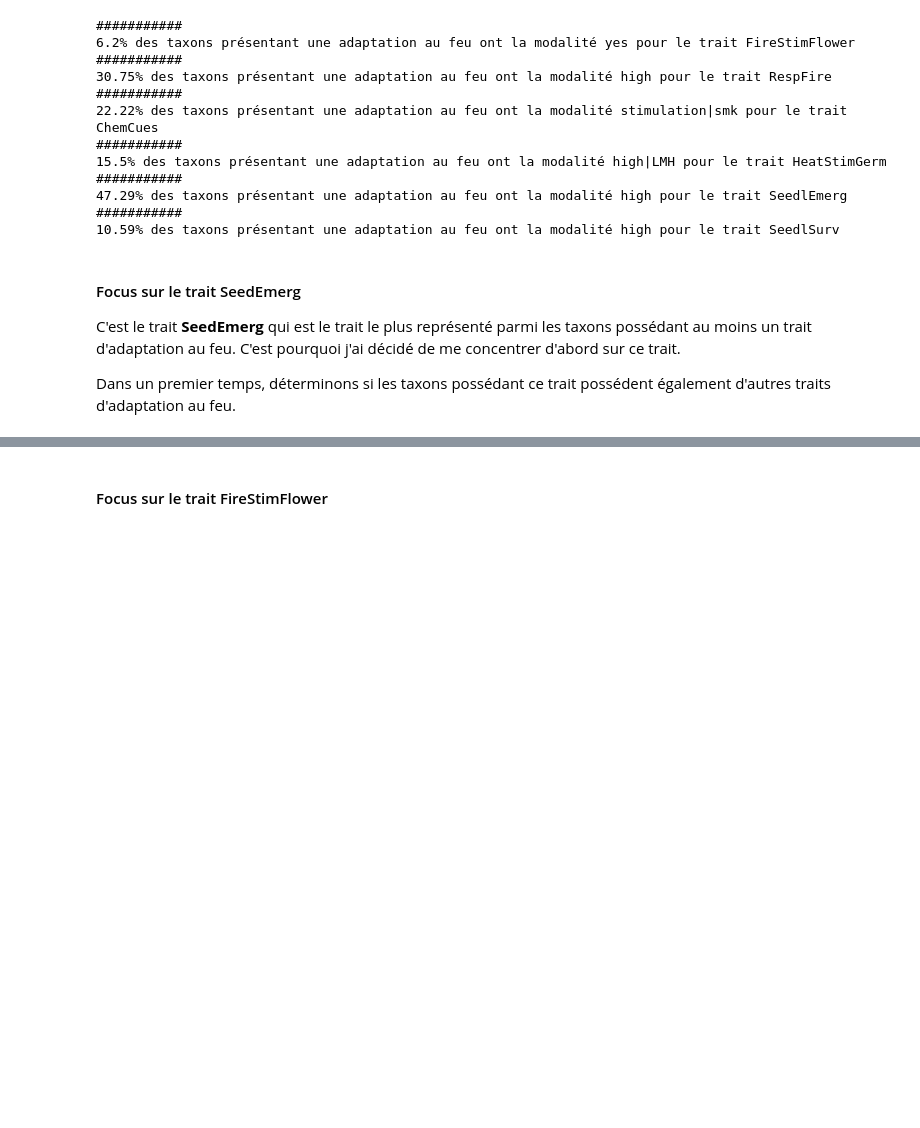
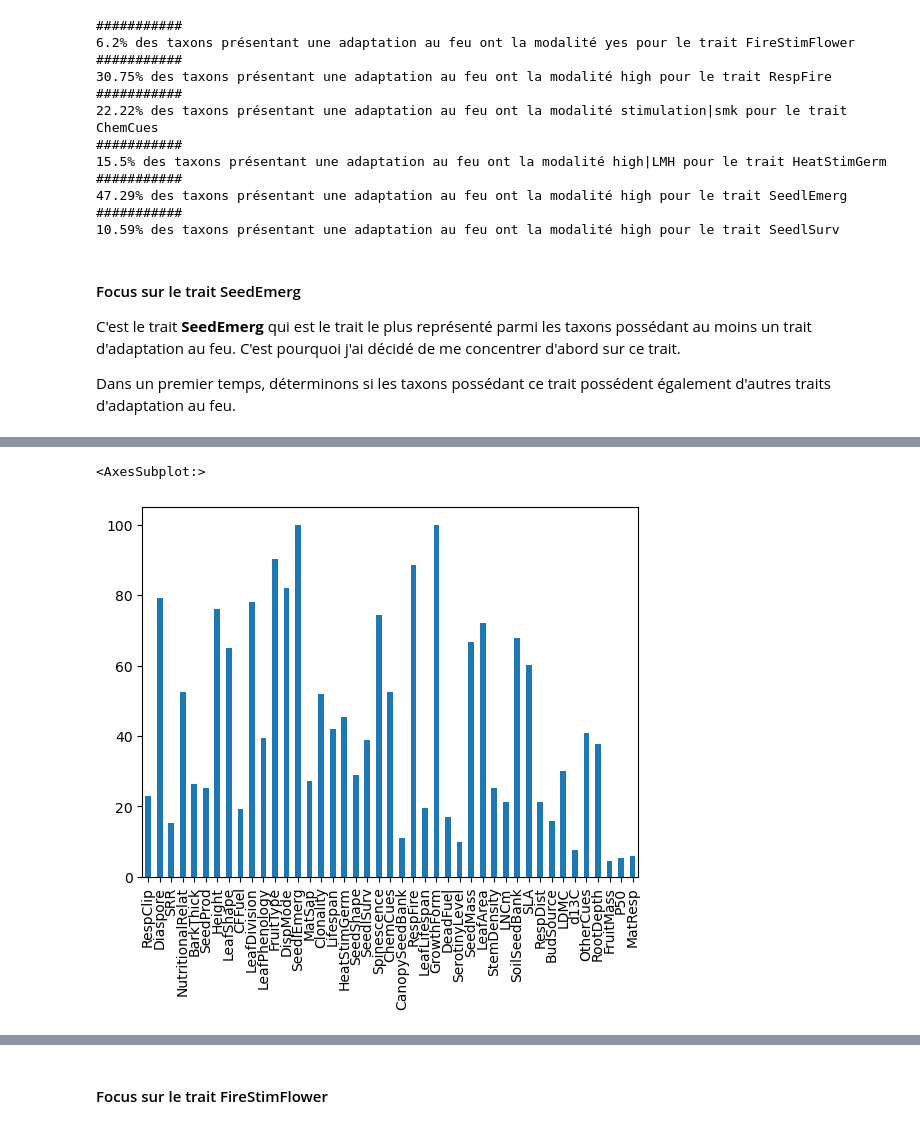
Before and after one commit to Yannis-Barba/Neo4j-BROT, a Jupyter notebook: BROT_Neo4j.ipynb, the cells around one changed output, grey strips where cells are left out. Saved outputs shown, nothing was run; the diff lists cells and outputs as text; code cells hidden in the pictures; blank space fills up the shorter version.

Commit message:
continue analysis + graph +  create new pdf

```diff
--- a/BROT_Neo4j.ipynb
+++ b/BROT_Neo4j.ipynb
@@ -232,0 +230,24 @@ D'après le graphe ci-dessus, nous pouvons dire que les taxons possédant le tra
+# %%
+def allTraitsOfTaxons(taxons):
+    """Pour une liste de taxons donné, cette fonction retourne un dictionnaire avec l'ensemble des traits observés
+    et le nombre de fois que ces trais ont été observé pour tous ces taxons ainsi que le nombre de fois où chacune
+    des modalités a été observé"""
+    traits = {}
+
+    for tax in taxons:
+        rq = '''match(tx:Taxon {taxon: $tax})<-[:TRAIT_OF_TAXON]-(d:Data)-[:TYPE_OF_TRAIT]->(t:Trait) return t.name as trait, d.data as modality'''
+        allTraits = graph.run(rq, tax=tax).to_data_frame()
+        for trait in allTraits["trait"].unique():
+            modality = allTraits["modality"][allTraits["trait"][allTraits["trait"] == trait].index[0]]
+            if trait in traits:
+                traits[trait]["somme"] +=1
+                if modality in traits[trait]:
+                    traits[trait][modality] = traits[trait][modality] + 1
+                else :
+                    traits[trait].update({modality: 1})
+            else :
+                traits.update({trait: {"somme": 1, modality: 1}})
+    return traits
+
+#test = allTraitsOfTaxons(["Ononis pusilla"])
+allTraitsForAllTaxonWithSeedlEmerg = allTraitsOfTaxons(seedEmergTaxon["taxon"])
@@ -232,0 +258,3 @@ D'après le graphe ci-dessus, nous pouvons dire que les taxons possédant le tra
+# %%
+traitsOccurences = pd.Series({key: (allTraitsForAllTaxonWithSeedlEmerg[key]["somme"]/allTraitsForAllTaxonWithSeedlEmerg["SeedlEmerg"]["somme"])*100 for key, value in allTraitsForAllTaxonWithSeedlEmerg.items()})
+print(len(traitsOccurences))
@@ -232,0 +268,5 @@ D'après le graphe ci-dessus, nous pouvons dire que les taxons possédant le tra
+# %%
+traitsOccurences.plot(kind="bar")
+# %% [output]
+<AxesSubplot:>
+[figure, added]
```
Also changed, not shown: parts of 10 cells of this notebook, 1 other file.
